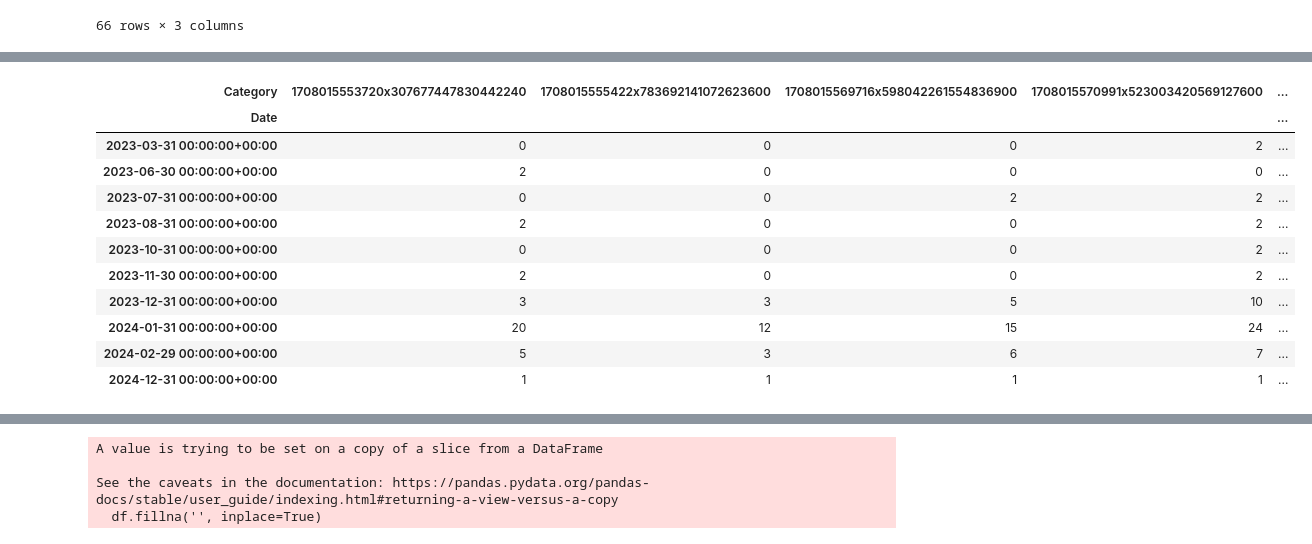
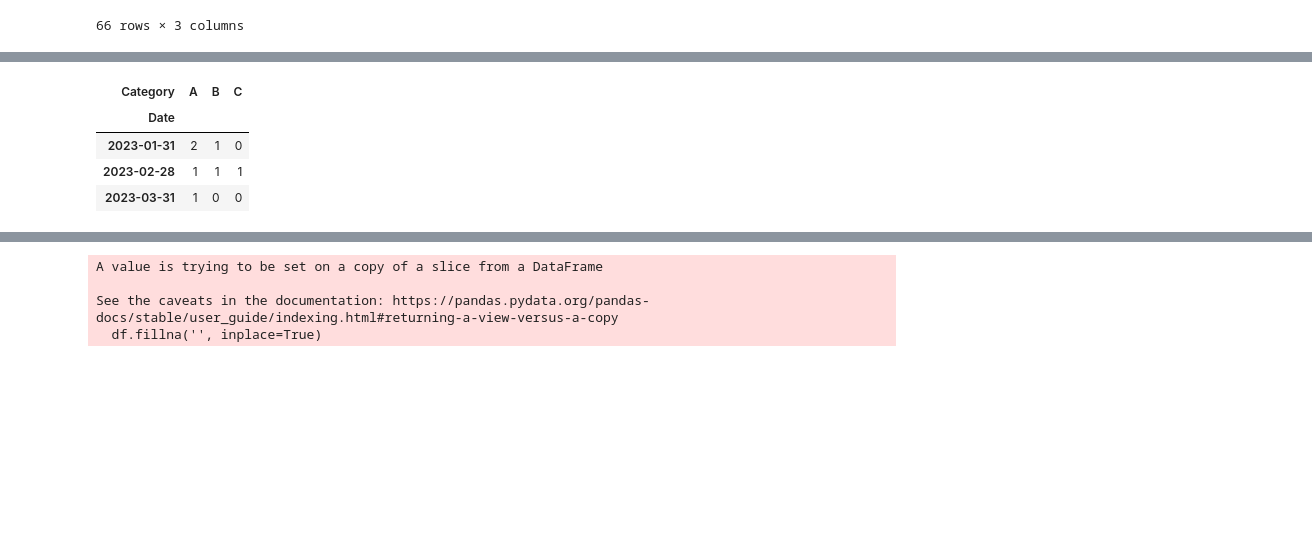
Before and after one commit to ArnaudGardille/Feedback-Analysis, a Jupyter notebook: prepare_visu.ipynb, the cells around one changed output, grey strips where cells are left out. Drawn from its saved outputs; the diff is of its cells as text; code cells hidden in the pictures; blank space fills up the shorter version.

```diff
--- a/prepare_visu.ipynb
+++ b/prepare_visu.ipynb
@@ -137,28 +97,21 @@ df = aspects_evol_df
 # %%
 import pandas as pd
 
 # Create your DataFrame
-#df = pd.DataFrame({'Date': ['2023-01-01', '2023-01-02', '2023-01-03', '2023-02-01', '2023-02-02', '2023-02-03', '2023-03-01'],
-#                   'Category': ['A', 'B', 'A', 'C', 'A', 'B', 'A']})
+df = pd.DataFrame({'Date': ['2023-01-01', '2023-01-02', '2023-01-03', '2023-02-01', '2023-02-02', '2023-02-03', '2023-03-01'],
+                   'Category': ['A', 'B', 'A', 'C', 'A', 'B', 'A']})
 
 # Convert 'Date' to datetime format
 df['Date'] = pd.to_datetime(df['Date'])
 
 # Resample to monthly frequency and count occurrences of each category
 result = df.resample('M', on='Date')['Category'].value_counts().unstack(fill_value=0)
 
 # Print the result
 result
 # %% [output]
-| Category | 1708015553720x307677447830442240 | 1708015555422x783692141072623600 | 1708015569716x598042261554836900 | 1708015570991x523003420569127600 | ... |
-| Date |  |  |  |  | ... |
-| 2023-03-31 00:00:00+00:00 | 0 | 0 | 0 | 2 | ... |
-| 2023-06-30 00:00:00+00:00 | 2 | 0 | 0 | 0 | ... |
-| 2023-07-31 00:00:00+00:00 | 0 | 0 | 2 | 2 | ... |
-| 2023-08-31 00:00:00+00:00 | 2 | 0 | 0 | 2 | ... |
-| 2023-10-31 00:00:00+00:00 | 0 | 0 | 0 | 2 | ... |
-| 2023-11-30 00:00:00+00:00 | 2 | 0 | 0 | 2 | ... |
-| 2023-12-31 00:00:00+00:00 | 3 | 3 | 5 | 10 | ... |
-| 2024-01-31 00:00:00+00:00 | 20 | 12 | 15 | 24 | ... |
-| 2024-02-29 00:00:00+00:00 | 5 | 3 | 6 | 7 | ... |
-| 2024-12-31 00:00:00+00:00 | 1 | 1 | 1 | 1 | ... |
+| Category | A | B | C |
+| Date |  |  |  |
+| 2023-01-31 | 2 | 1 | 0 |
+| 2023-02-28 | 1 | 1 | 1 |
+| 2023-03-31 | 1 | 0 | 0 |
```
Also changed, not shown: parts of 23 cells of this notebook, 11 other files.
